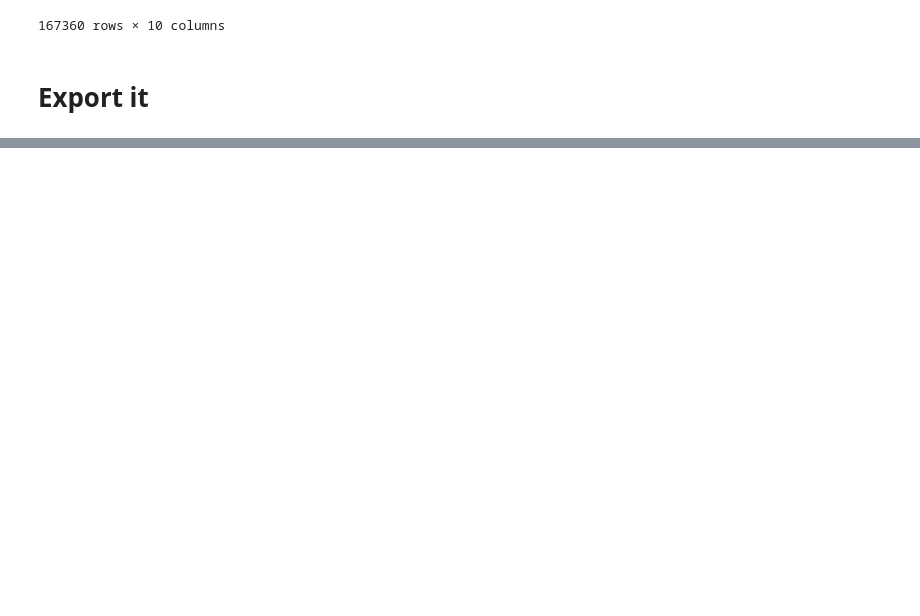
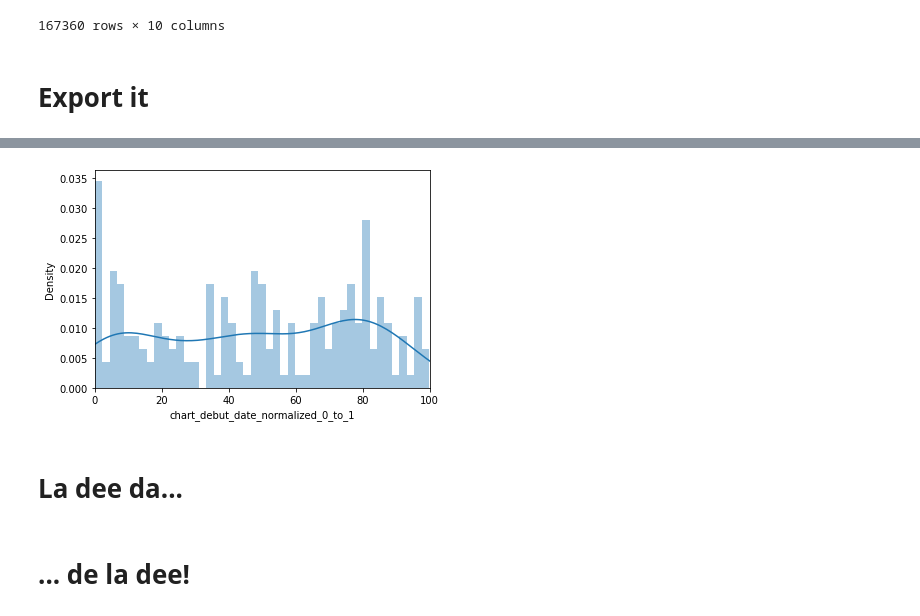
Before and after one commit to davidnmora/billboard-lyric-exploration, a Jupyter notebook: 10. Prep & data needed for This Is America prototype.ipynb, the cells around one changed output, grey strips where cells are left out. Cells and saved outputs as stored; diff of their text form; code cells hidden in the pictures; blank space fills up the shorter version.

```diff
--- a/10. Prep & data needed for This Is America prototype.ipynb
+++ b/10. Prep & data needed for This Is America prototype.ipynb
@@ -71,0 +94,53 @@ viz_ready.to_csv('./data/10-OUTPUT-viz-ready.csv')
+# %%
+def viz_bbox(viz_ready, bbox):
+    filtered_to_bbox = viz_ready[
+        (viz_ready.x > bbox['x'][0]) &
+        (viz_ready.x < bbox['x'][1]) &
+
+        (viz_ready.y > bbox['y'][0]) &
+        (viz_ready.y < bbox['y'][1])
+    ]
+    sns.distplot(filtered_to_bbox.chart_debut_date_normalized_0_to_1, bins=45, )
+    plt.gca().set_xlim([0, 100])
+
+    plt.show()
+# %%
+# unclear if any change
+endearments = {"x":[68.41437686488501,70.60785278424815],"y":[37.41337593941116,38.656998447264364]}
+hope = {"x":[63.82054821612978,64.7455660983335],"y":[34.10020481305155,34.62465691590811]}
+king_and_queen = {"x":[37.16232335742171,39.00723683780778],"y":[47.32136770032542,48.36736775393717]}
+this_topic_does_not_matter = {"x":[69.40281662040354,70.7281775003339],"y":[55.34667073773606,56.09810302233943]}
+
+# increases
+money = {"x":[44.373966474543344,46.89578417179803],"y":[51.32652039574649,53.620313395218965]}
+bling = {"x":[36.830222358561755,38.98558104895179],"y":[50.51323309248308,52.473702590635526]}
+
+
+# decrease
+trains = {"x":[33.81003871731829,35.12548575198946],"y":[44.21206344977864,44.95787493818595]}
+mail_letters = {"x":[75.49889146108401,78.36359380070401],"y":[51.102477133812194,52.72666104957888]}
+crying = {"x":[47.221939675414774,51.22855843986578],"y":[63.95499696143897,66.2266067073554]}
+smooching = {"x":[42.29274375515004,46.38922509120185],"y":[58.50912291912832,60.83168153376482]}
+
+# flashes
+the_twist = {"x":[43.44424212685903,45.81103037181394],"y":[27.42601396768172,29.578795397291564]}
+
+
+# peaks
+apology = {"x":[74.22341143872275,76.60246085972018],"y":[54.42211974817969,55.770955803834475]}
+lonesomeness = {"x":[46.83177410717391,51.25894554602522],"y":[60.27980592534157,62.78985401790457]}
+summer = {"x":[38.33223185597551,39.937022657569045],"y":[56.732321042928035,57.64218011347436]}
+heart_and_soul = {"x":[51.29575376990074,54.630406727410495],"y":[63.39077685082963,66.42390792050726]}
+heaven = {"x":[41.952352805865246,44.28253666093067],"y":[62.549830960924254,64.66931779776084]}
+freedom = {"x":[48.863729693018406,50.7200475836808],"y":[57.927640223430984,59.61610842120449]} # sudden drop
+american_south = {"x":[40.30689751115798,41.25062601956011],"y":[40.768192046759836,41.626587896837336]} # has gap
+love_lagoon = {"x":[56.88552518777873,67.59223863239565],"y":[57.13397513383038,66.87257930547837]}
+
+
+viz_bbox(viz_ready, king_and_queen)
+# %% [output]
+[figure, added]
+# %% [markdown]
+# La dee da...
+# %% [markdown]
+# ... de la dee!
```
Also changed, not shown: parts of 6 cells of this notebook, 6 other files.
